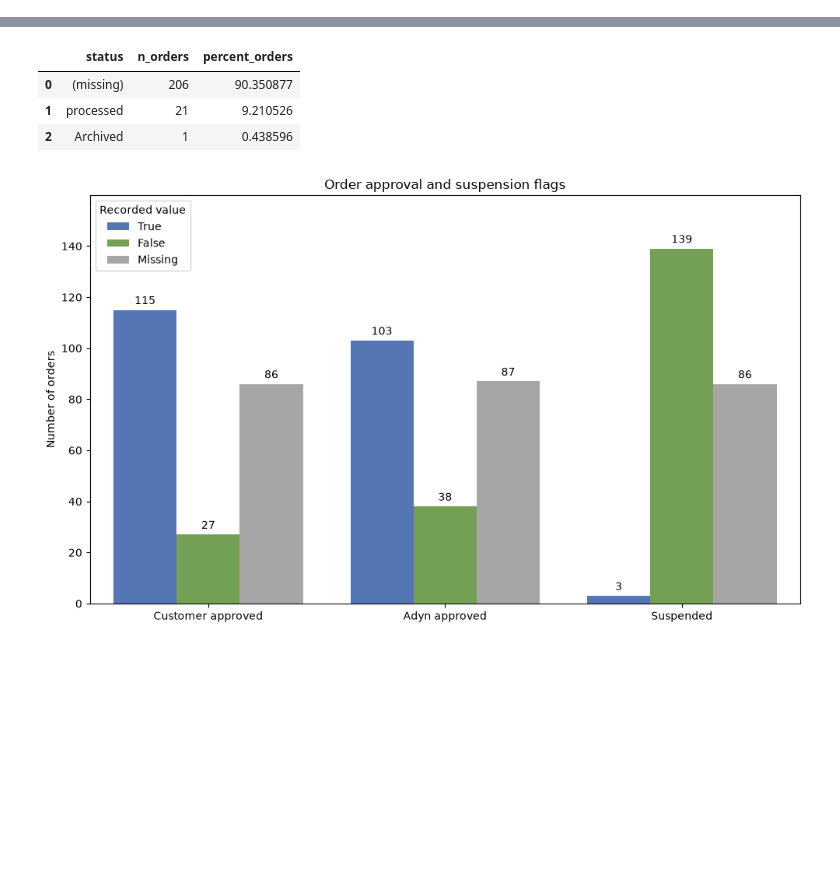
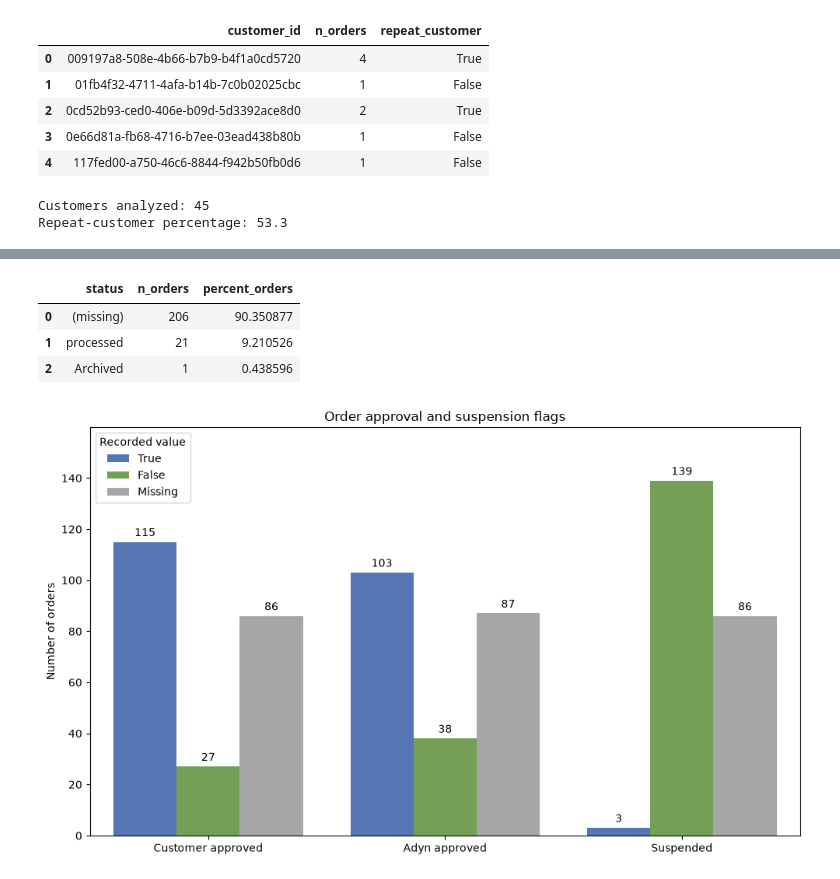
Before and after one commit to BlueMarginalist/DIIG-F26-Adyn, a Jupyter notebook: morgan/package.ipynb, the cells around one changed output, grey strips where cells are left out. Cells and saved outputs as stored; diff of their text form; code cells hidden in the pictures; blank space fills up the shorter version.

```diff
--- a/morgan/package.ipynb
+++ b/morgan/package.ipynb
@@ -410,0 +812,18 @@ def plot_approval_flags(
+# %%
+customers = repeat_order_summary(rx_orders)
+
+display(customers.head())
+print("Customers analyzed:", len(customers))
+print(
+    "Repeat-customer percentage:",
+    round(customers["repeat_customer"].mean() * 100, 1),
+)
+# %% [output]
+|  | customer_id | n_orders | repeat_customer |
+| 0 | 009197a8-508e-4b66-b7b9-b4f1a0cd5720 | 4 | True |
+| 1 | 01fb4f32-4711-4afa-b14b-7c0b02025cbc | 1 | False |
+| 2 | 0cd52b93-ced0-406e-b09d-5d3392ace8d0 | 2 | True |
+| 3 | 0e66d81a-fb68-4716-b7ee-03ead438b80b | 1 | False |
+| 4 | 117fed00-a750-46c6-8844-f942b50fb0d6 | 1 | False |
+Customers analyzed: 45
+Repeat-customer percentage: 53.3
```
Also changed, not shown: parts of 6 cells of this notebook, 6 other files.
